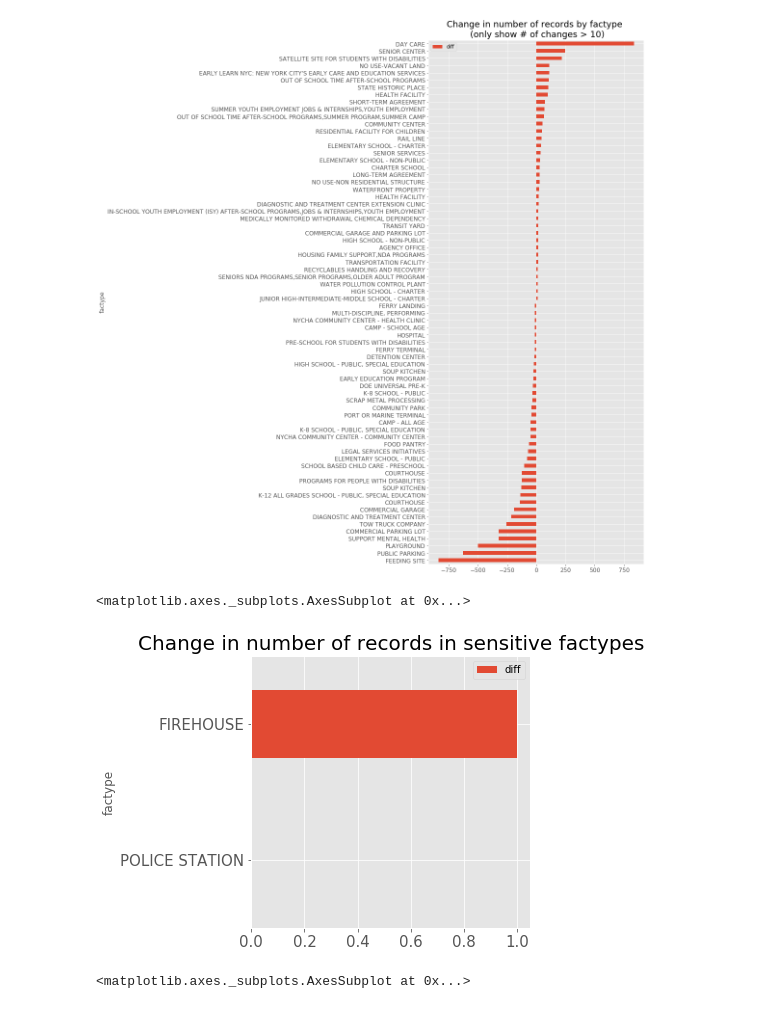
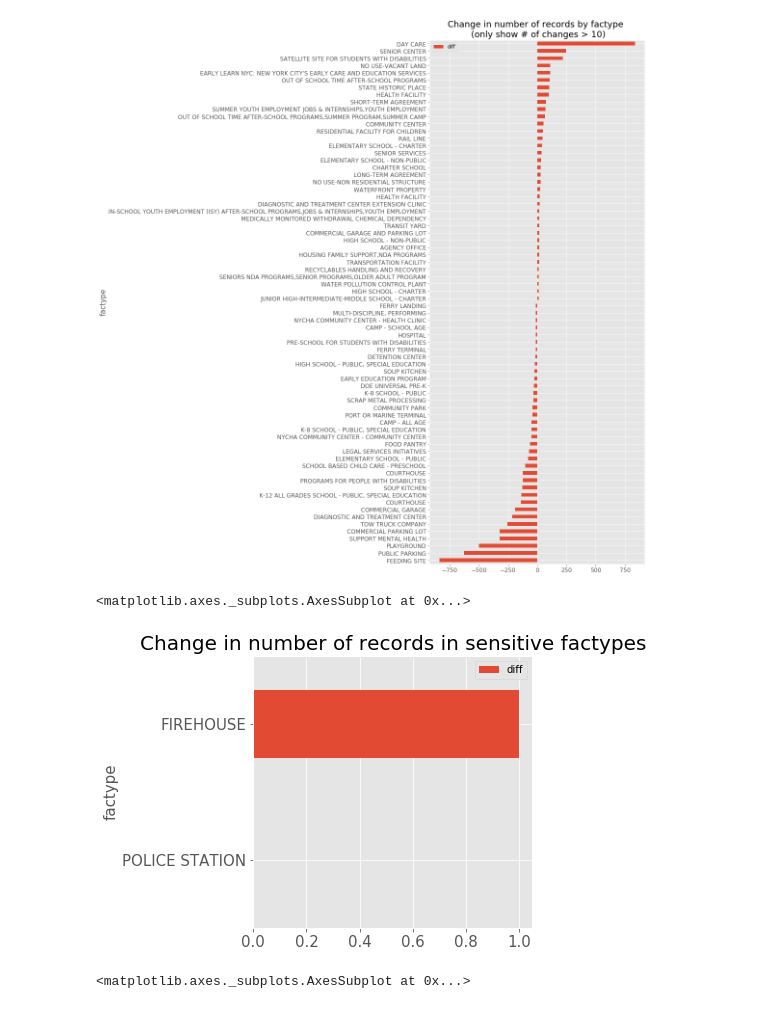
Before and after one commit to NYCPlanning/db-facilities-tmp, a Jupyter notebook: notebooks/facilities_qaqc.ipynb, the cells around one changed output. Cells and saved outputs as stored; diff of their text form; code cells hidden in the pictures.

```diff
--- a/notebooks/facilities_qaqc.ipynb
+++ b/notebooks/facilities_qaqc.ipynb
@@ -73,6 +75,7 @@ nongeom_counts = facdb[facdb.geom.isna()][granularity].nunique()
 plt.rc('xtick', labelsize=12)
 plt.rc('ytick', labelsize=12)
 plt.rc('axes', titlesize=20)
+plt.rc('axes', labelsize=12)
 
 plt.subplots_adjust(wspace=0.8)
 plt.subplot(1, 2, 1)
@@ -97,6 +100,7 @@ nongeom_counts = facdb[facdb.geom.isna()][granularity].nunique()
 plt.rc('xtick', labelsize=15)
 plt.rc('ytick', labelsize=15)
 plt.rc('axes', titlesize=20)
+plt.rc('axes', labelsize=15)
 
 plt.subplots_adjust(wspace=0.8)
 plt.subplot(1, 2, 1)
@@ -121,6 +125,7 @@ nongeom_counts = facdb[facdb.geom.isna()][granularity].nunique()
 plt.rc('xtick', labelsize=15)
 plt.rc('ytick', labelsize=15)
 plt.rc('axes', titlesize=20)
+plt.rc('axes', labelsize=18)
 
 plt.subplots_adjust(wspace=1.2)
 plt.subplot(1, 2, 1)
@@ -147,6 +152,7 @@ threshold = 10
 plt.rc('xtick', labelsize=12)
 plt.rc('ytick', labelsize=12)
 plt.rc('axes', titlesize=18)
+plt.rc('axes', labelsize=15)
 
 qc_diff[(~qc_diff['diff'].isna())&(abs(qc_diff['diff'])>threshold)]\
                                 .sort_values(by='diff',ascending=True)\
@@ -159,19 +165,20 @@ qc_diff[(~qc_diff['diff'].isna())&(abs(qc_diff['diff'])>threshold)]\
 # %%
 sensitive_factype = ['FIREHOUSE', 'POLICE STATION']
 granularity = 'factype'
 threshold = 10
 
 plt.rc('xtick', labelsize=15)
 plt.rc('ytick', labelsize=15)
 plt.rc('axes', titlesize=20)
+plt.rc('axes', labelsize=15)
 
 qc_diff[qc_diff.factype.isin(sensitive_factype)]\
                                 .sort_values(by='diff',ascending=True)\
                                 .plot(x=granularity, y='diff', kind='barh', figsize=(5,5),
                                         title = 'Change in number of records in sensitive {}s'.format(granularity))
 # %% [output]
 <matplotlib.axes._subplots.AxesSubplot at 0x...>
-[figure, old version]
+[figure, new version]
 # %%
 granularity = 'facsubgrp'
 threshold = 5
```
Also changed, not shown: parts of 8 cells of this notebook.
